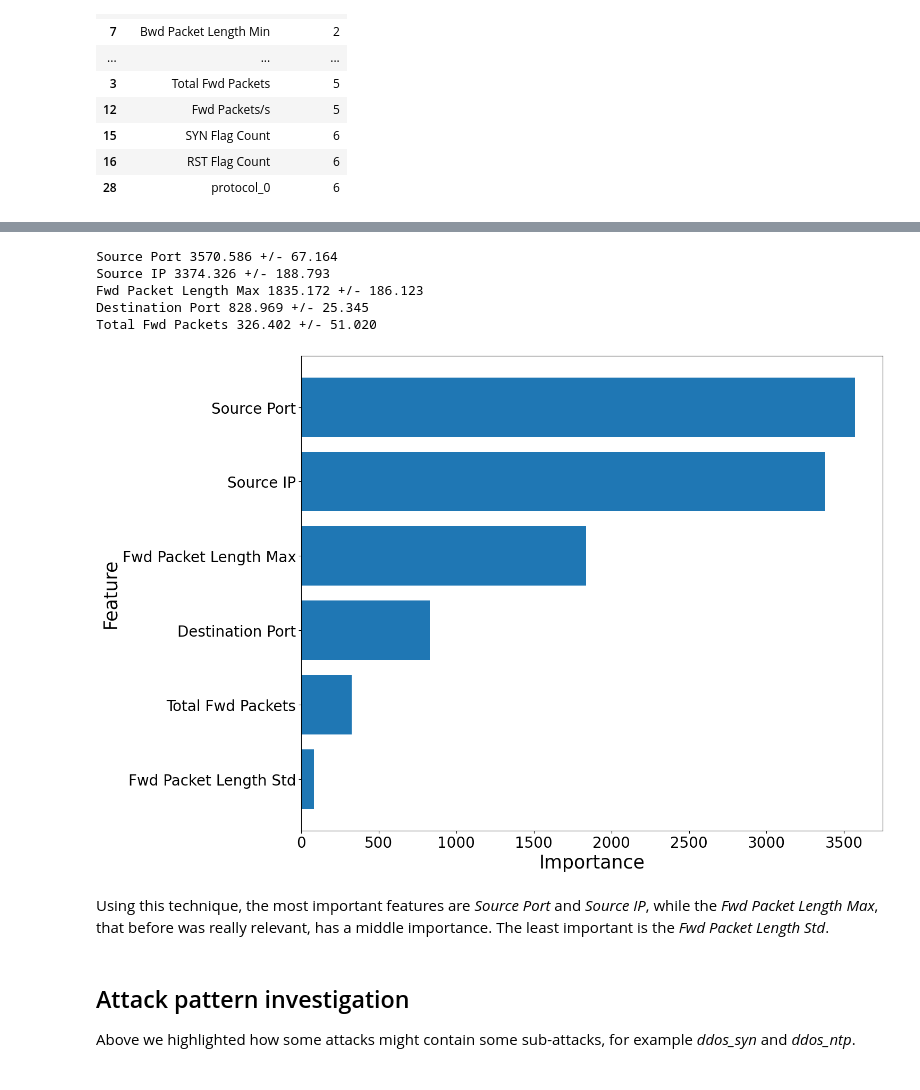
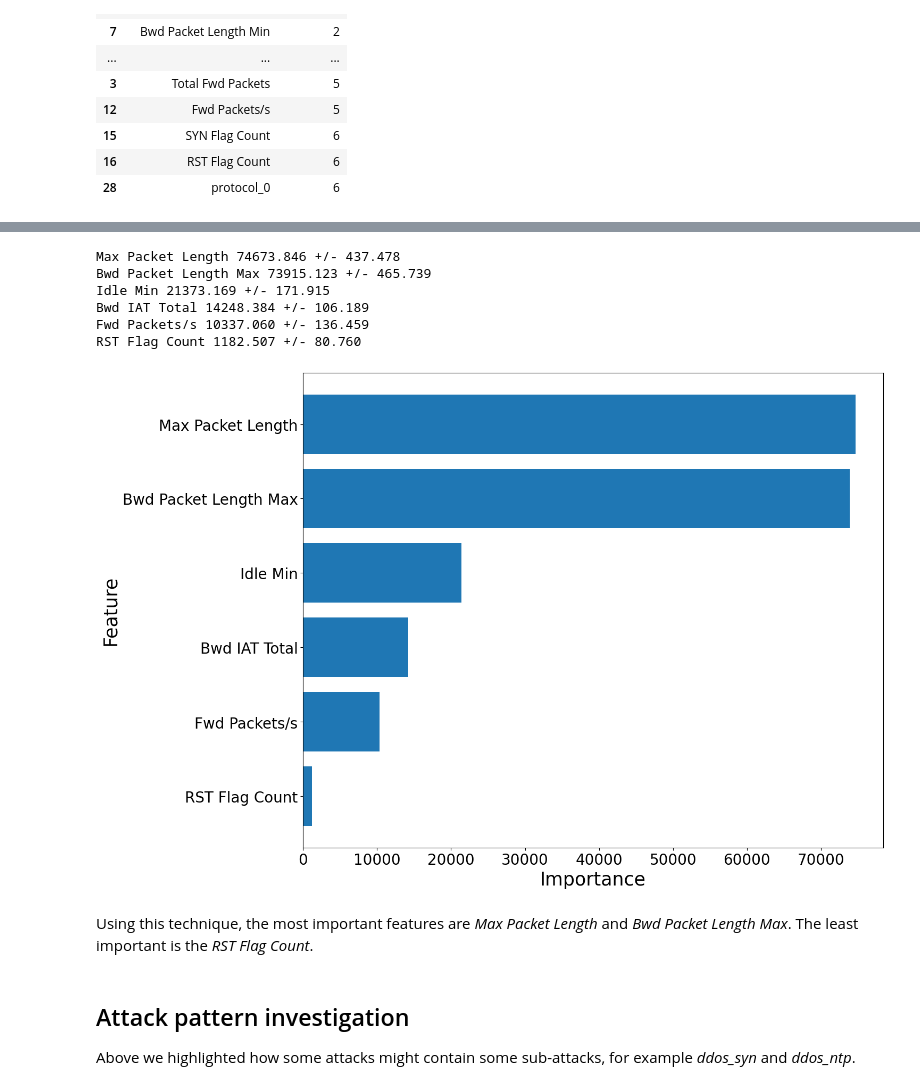
Before and after one commit to iochia02/ML4N_project, a Jupyter notebook: Code/5-cluster_analysis.ipynb, the cells around one changed output, grey strips where cells are left out. Drawn from its saved outputs; the diff is of its cells as text; code cells hidden in the pictures.

```diff
--- a/Code/5-cluster_analysis.ipynb
+++ b/Code/5-cluster_analysis.ipynb
@@ -61,0 +69,10 @@ labels['gt_labels'] = y
+# %%
+fig, axes = plt.subplots(1,3, figsize=(20, 6))
+axes[0].scatter(standard_embedding[:, 0], standard_embedding[:, 1], c=y_num, s=0.1, cmap='Spectral')
+axes[1].scatter(standard_embedding[:, 0], standard_embedding[:, 1], c=cl_labels12, s=0.1, cmap='Spectral')
+axes[2].scatter(standard_embedding[:, 0], standard_embedding[:, 1], c=cl_labels28, s=0.1, cmap='Spectral')
+axes[0].set_title("Original labels")
+axes[1].set_title("k_means with 12 clusters")
+axes[2].set_title("k_means with 28 clusters")
+plt.suptitle("UMAP visualizations")
+plt.plot()
@@ -215,14 +332,14 @@ SYN Flag Count 2936.355 +/- 139.231
 Active Min 1981.966 +/- 71.673
 Fwd IAT Min 925.631 +/- 48.435
 # %%
-r34 = permutation_importance(kmeans34, X, None,
+r28 = permutation_importance(kmeans28, X, None,
                            n_repeats=30,
                            random_state=0)
 
 
-for i in r34.importances_mean.argsort()[::-1]:
-    if r34.importances_mean[i] - 2 * r34.importances_std[i] > 0:
+for i in r28.importances_mean.argsort()[::-1]:
+    if r28.importances_mean[i] - 2 * r28.importances_std[i] > 0:
         print(f"{feature_names[i]:<8} "
-              f"{r34.importances_mean[i]:.3f}"
-              f" +/- {r34.importances_std[i]:.3f}")
+              f"{r28.importances_mean[i]:.3f}"
+              f" +/- {r28.importances_std[i]:.3f}")
 # %% [output]
@@ -331,3 +449,5 @@ We can notice that the first two most important features found above are cluster
+# %%
+selected_features_names = np.array(['Bwd IAT Total', 'Bwd Packet Length Max', 'Max Packet Length', 'Idle Min', 'Fwd Packets/s', 'RST Flag Count'])
 # %%
 # Perform again permutation importance only on the selected features (one per cluster)
 X_sel = df[selected_features_names].to_numpy()
@@ -338,14 +458,13 @@ r12_1 = permutation_importance(kmeans12, X_sel, None,
                            random_state=0)
 
 for i in r12_1.importances_mean.argsort()[::-1]:
-    if r12_1.importances_mean[i] - 2 * r12_1.importances_std[i] > 0:
-        print(f"{feature_names[i]:<8} "
+    print(f"{selected_features_names[i]:<8} "
               f"{r12_1.importances_mean[i]:.3f}"
               f" +/- {r12_1.importances_std[i]:.3f}")
 
 sorted_idx121 = r12_1.importances_mean.argsort()
 plt.figure(figsize=(15,7))
-plt.barh(feature_names[sorted_idx121], r12_1.importances[sorted_idx121].mean(axis=1).T)
+plt.barh(selected_features_names[sorted_idx121], r12_1.importances[sorted_idx121].mean(axis=1).T)
 plt.tick_params(labelsize=15)
 plt.ylabel("Feature", fontsize=25)
 plt.xlabel("Importance", fontsize=25)
@@ -361,35 +481,35 @@ Total Fwd Packets 126.543 +/- 38.234
 # %%
 # Perform again permutation importance only on the selected features (one per cluster)
 X_sel = df[selected_features_names].to_numpy()
 
-cl_labels34_1 = kmeans34.fit_predict(X_sel) # Get clusters ID
-r34_1 = permutation_importance(kmeans34, X_sel, None,
+cl_labels28_1 = kmeans28.fit_predict(X_sel) # Get clusters ID
+r28_1 = permutation_importance(kmeans28, X_sel, None,
                            n_repeats=30,
                            random_state=0)
 
-for i in r34_1.importances_mean.argsort()[::-1]:
-    if r34_1.importances_mean[i] - 2 * r34_1.importances_std[i] > 0:
-        print(f"{feature_names[i]:<8} "
-              f"{r34_1.importances_mean[i]:.3f}"
-              f" +/- {r34_1.importances_std[i]:.3f}")
+for i in r28_1.importances_mean.argsort()[::-1]:
+    print(f"{selected_features_names[i]:<8} "
+              f"{r28_1.importances_mean[i]:.3f}"
+              f" +/- {r28_1.importances_std[i]:.3f}")
 
-sorted_idx121 = r34_1.importances_mean.argsort()
+sorted_idx121 = r28_1.importances_mean.argsort()
 plt.figure(figsize=(15,10))
-plt.barh(feature_names[sorted_idx121], r34_1.importances[sorted_idx121].mean(axis=1).T)
+plt.barh(selected_features_names[sorted_idx121], r28_1.importances[sorted_idx121].mean(axis=1).T)
 plt.tick_params(labelsize=20)
 plt.ylabel("Feature", fontsize=25)
 plt.xlabel("Importance", fontsize=25)
 plt.tight_layout()
 plt.show()
 # %% [output]
-Source Port 3570.586 +/- 67.164
-Source IP 3374.326 +/- 188.793
-Fwd Packet Length Max 1835.172 +/- 186.123
-Destination Port 828.969 +/- 25.345
-Total Fwd Packets 326.402 +/- 51.020
+Max Packet Length 74673.846 +/- 437.478
+Bwd Packet Length Max 73915.123 +/- 465.739
+Idle Min 21373.169 +/- 171.915
+Bwd IAT Total 14248.384 +/- 106.189
+Fwd Packets/s 10337.060 +/- 136.459
+RST Flag Count 1182.507 +/- 80.760
-[figure, old version]
+[figure, new version]
 # %% [markdown]
-Using this technique, the most important features are *Source Port* and *Source IP*, while the *Fwd Packet Length Max*, that before was really relevant, has a middle importance. The least important is the *Fwd Packet Length Std*.
+Using this technique, the most important features are *Max Packet Length* and *Bwd Packet Length Max*. The least important is the *RST Flag Count*.
 # %% [markdown]
 ## Attack pattern investigation
 Above we highlighted how some attacks might contain some sub-attacks, for example *ddos_syn* and *ddos_ntp*.
```
Also changed, not shown: parts of 35 cells of this notebook, 5 other files.
